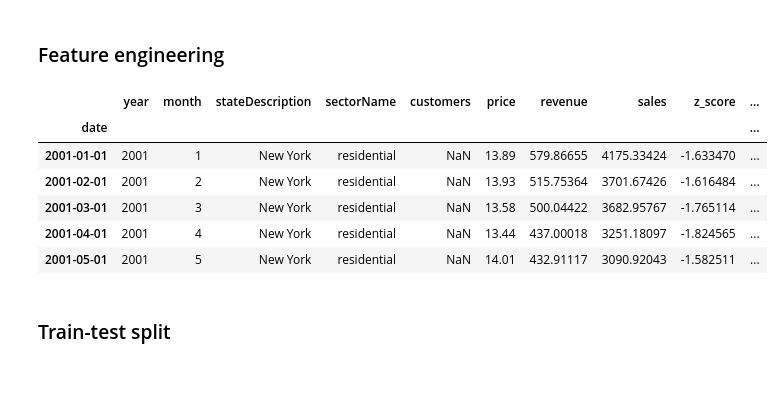
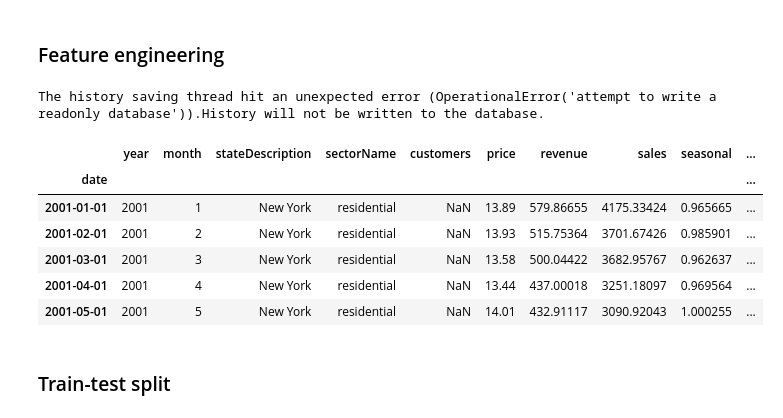
Before and after one commit to vanikanoria/ElectricityPriceForecasting, a Jupyter notebook: predicting-electricity-prices.ipynb, the cells around one changed output. Saved outputs shown, nothing was run; the diff lists cells and outputs as text; code cells hidden in the pictures; blank space fills up the shorter version.

```diff
--- a/predicting-electricity-prices.ipynb
+++ b/predicting-electricity-prices.ipynb
@@ -418,3 +421,6 @@ residual = result.resid
 [figure]
 # %% [markdown]
 ### The additive decomposition is better since residuals are more normally distributed
+# %%
+## add seasonal decomposition as feature to dataframe
+df_ny_residential['seasonal']= result.seasonal
@@ -421,3 +429,7 @@ residual = result.resid
+# %%
+# Create lag features
+df_ny_residential['lag1'] = df_ny_residential['price'].shift(1)
+df_ny_residential['lag7'] = df_ny_residential['price'].shift(7)
 # %% [markdown]
 ## Moving Averages
 # %% [markdown]
@@ -443,3 +457,6 @@ plt.show()
+# %%
+df_ny_residential['rolling_avg_7'] = sma
+df_ny_residential['exp_moving_avg_30'] = ema
 # %% [markdown]
 ### Outlier Detection
 # %% [markdown]
@@ -625,19 +644,19 @@ df_ny_residential['price'].isna().sum()
 ### Feature engineering
 # %%
 df_xgb = df_ny_residential.copy()
-df_xgb["day_of_week"] = df_xgb.index.dayofweek
 df_xgb["day_of_year"] = df_xgb.index.dayofyear
 df_xgb["month"] = df_xgb.index.month
 df_xgb["quarter"] = df_xgb.index.quarter
 df_xgb["year"] = df_xgb.index.year
 
 df_xgb.head()
 # %% [output]
+The history saving thread hit an unexpected error (OperationalError('attempt to write a readonly database')).History will not be written to the database.
-|  | year | month | stateDescription | sectorName | customers | price | revenue | sales | z_score | ... |
+|  | year | month | stateDescription | sectorName | customers | price | revenue | sales | seasonal | ... |
 | date |  |  |  |  |  |  |  |  |  | ... |
-| 2001-01-01 | 2001 | 1 | New York | residential | NaN | 13.89 | 579.86655 | 4175.33424 | -1.633470 | ... |
-| 2001-02-01 | 2001 | 2 | New York | residential | NaN | 13.93 | 515.75364 | 3701.67426 | -1.616484 | ... |
-| 2001-03-01 | 2001 | 3 | New York | residential | NaN | 13.58 | 500.04422 | 3682.95767 | -1.765114 | ... |
-| 2001-04-01 | 2001 | 4 | New York | residential | NaN | 13.44 | 437.00018 | 3251.18097 | -1.824565 | ... |
-| 2001-05-01 | 2001 | 5 | New York | residential | NaN | 14.01 | 432.91117 | 3090.92043 | -1.582511 | ... |
+| 2001-01-01 | 2001 | 1 | New York | residential | NaN | 13.89 | 579.86655 | 4175.33424 | 0.965665 | ... |
+| 2001-02-01 | 2001 | 2 | New York | residential | NaN | 13.93 | 515.75364 | 3701.67426 | 0.985901 | ... |
+| 2001-03-01 | 2001 | 3 | New York | residential | NaN | 13.58 | 500.04422 | 3682.95767 | 0.962637 | ... |
+| 2001-04-01 | 2001 | 4 | New York | residential | NaN | 13.44 | 437.00018 | 3251.18097 | 0.969564 | ... |
+| 2001-05-01 | 2001 | 5 | New York | residential | NaN | 14.01 | 432.91117 | 3090.92043 | 1.000255 | ... |
 # %%
```
Also changed, not shown: parts of 70 cells of this notebook.
